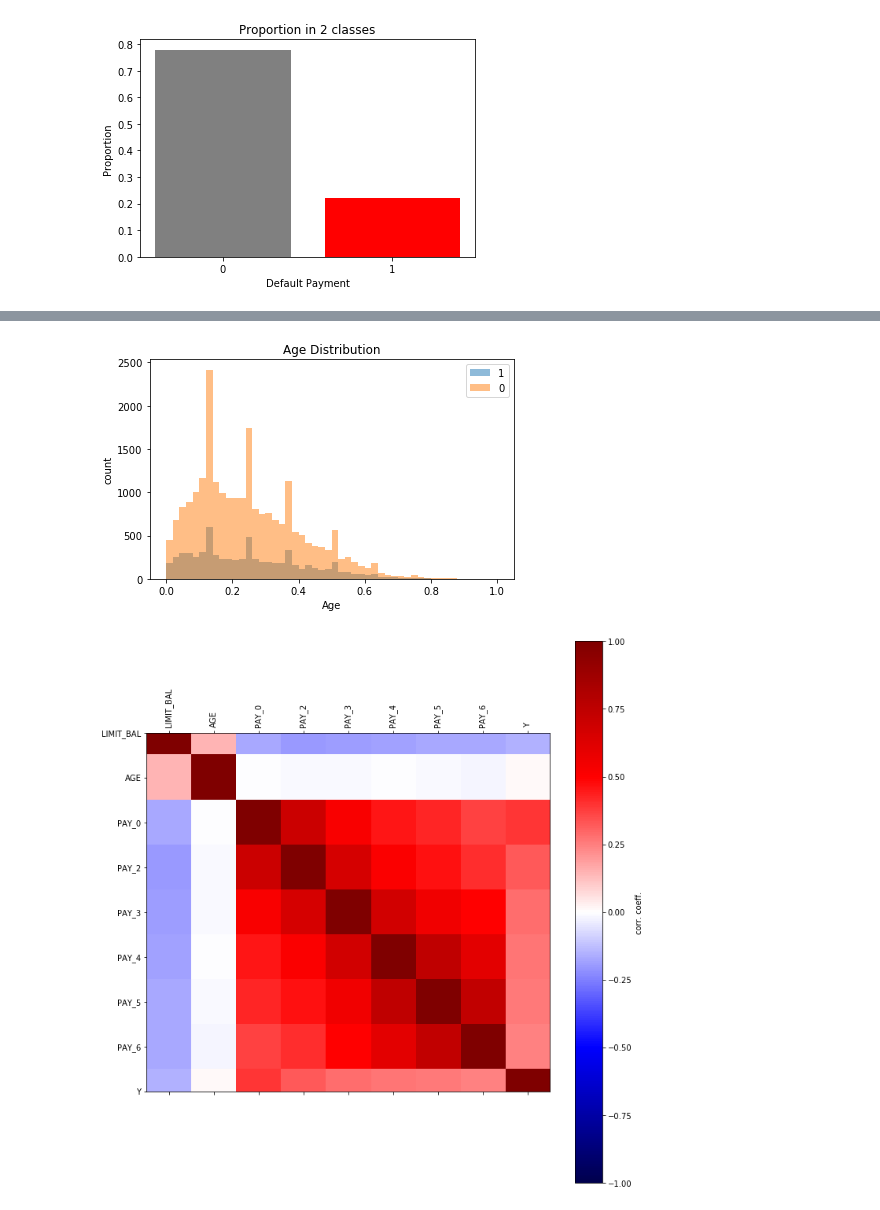
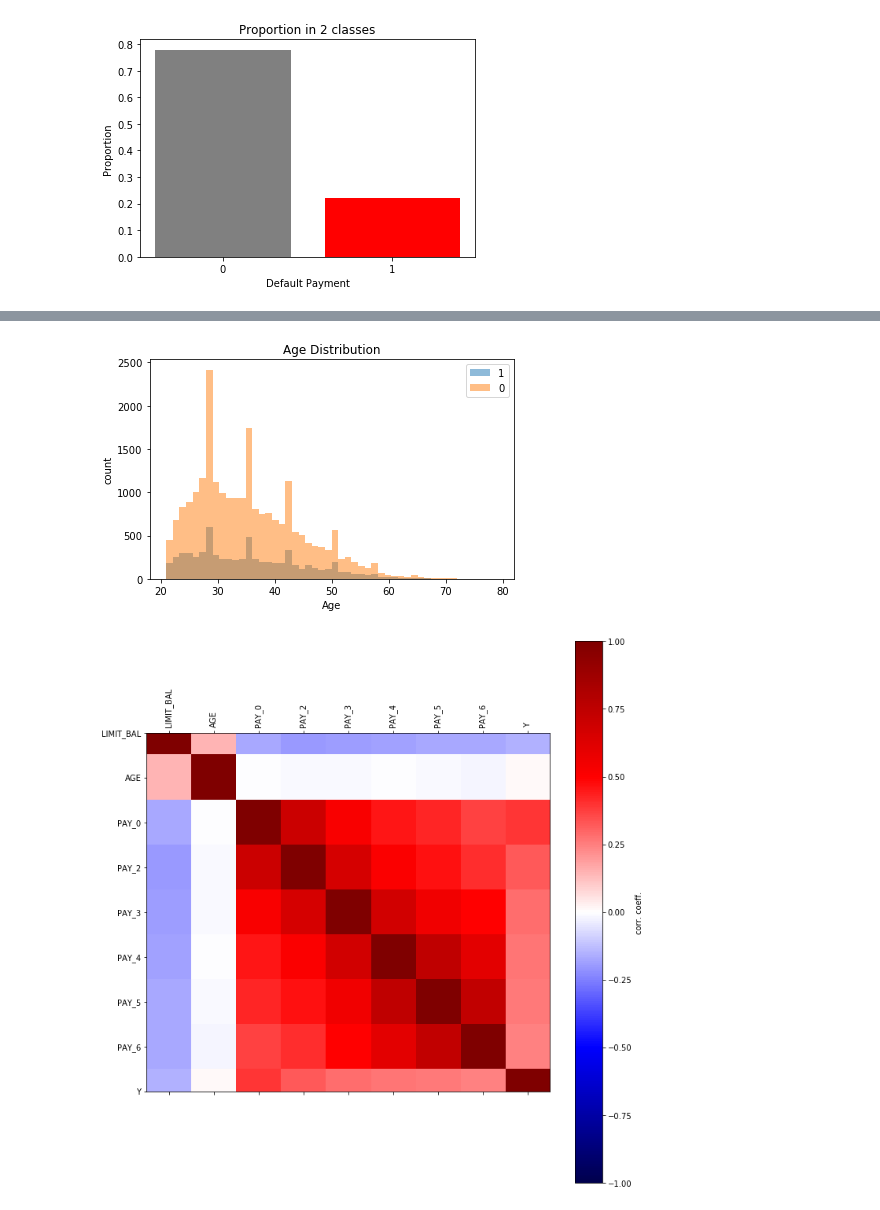
Before and after one commit to yahowang/Default-of-Credit-Card-Clients-Prediction, a Jupyter notebook: src/eda.ipynb, the cells around one changed output, grey strips where cells are left out. Saved outputs shown, nothing was run; the diff lists cells and outputs as text; code cells hidden in the pictures.

```diff
--- a/src/eda.ipynb
+++ b/src/eda.ipynb
@@ -80,17 +80,17 @@ plt.show()
 # %%
 categories = df['Y'].unique()
-bin_range = (df['AGE'].min(),df['AGE'].max())
+bin_range = (df_old['AGE'].min(),df_old['AGE'].max())
 for c in categories:
-    plt.hist(df[df['Y']==c]['AGE'],alpha=0.5,label=c,range=bin_range,bins=50)
+    plt.hist(df_old[df['Y']==c]['AGE'],alpha=0.5,label=c,range=bin_range,bins=50)
 plt.legend()
 plt.ylabel('count')
 plt.xlabel('Age')
 plt.title("Age Distribution")
 plt.tight_layout()
 plt.savefig('../figures/age_distribution.png',dpi=300)
 plt.show()
 # %% [output]
-[figure, old version]
+[figure, new version]
 # %%
 con = df[['LIMIT_BAL', 'AGE', 'PAY_0', 'PAY_2', 'PAY_3', 'PAY_4', 'PAY_5','PAY_6', 'Y']]
 plt.figure(figsize=(10,10))
```
Also changed, not shown: parts of 1 cell of this notebook, 2 other files.
